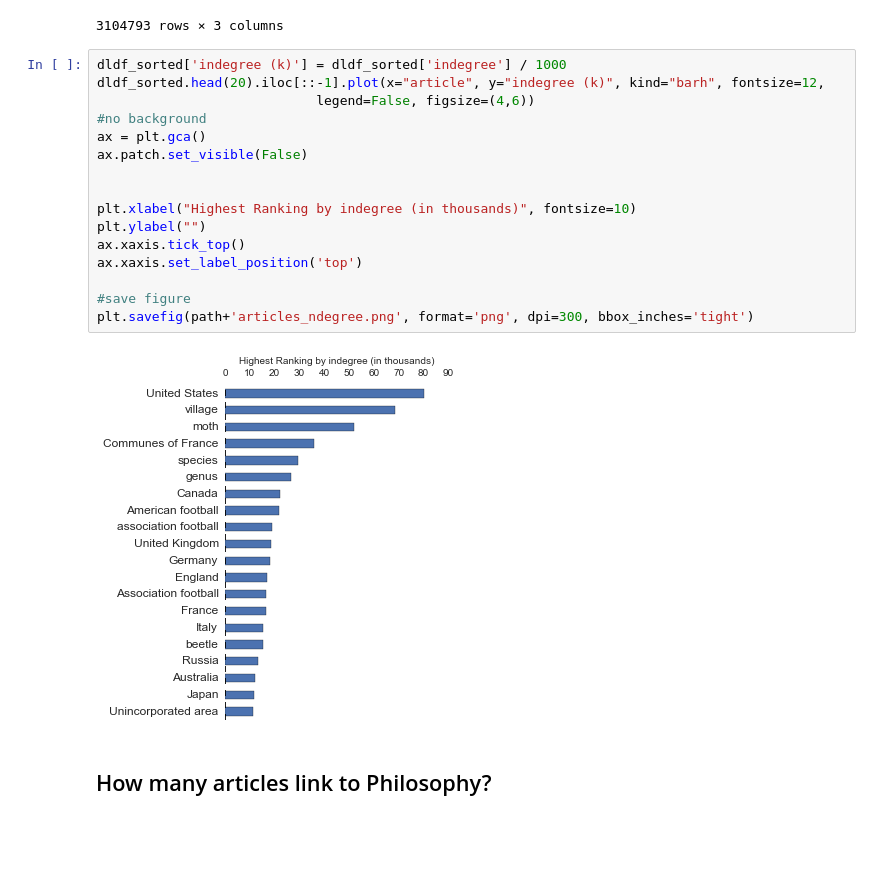
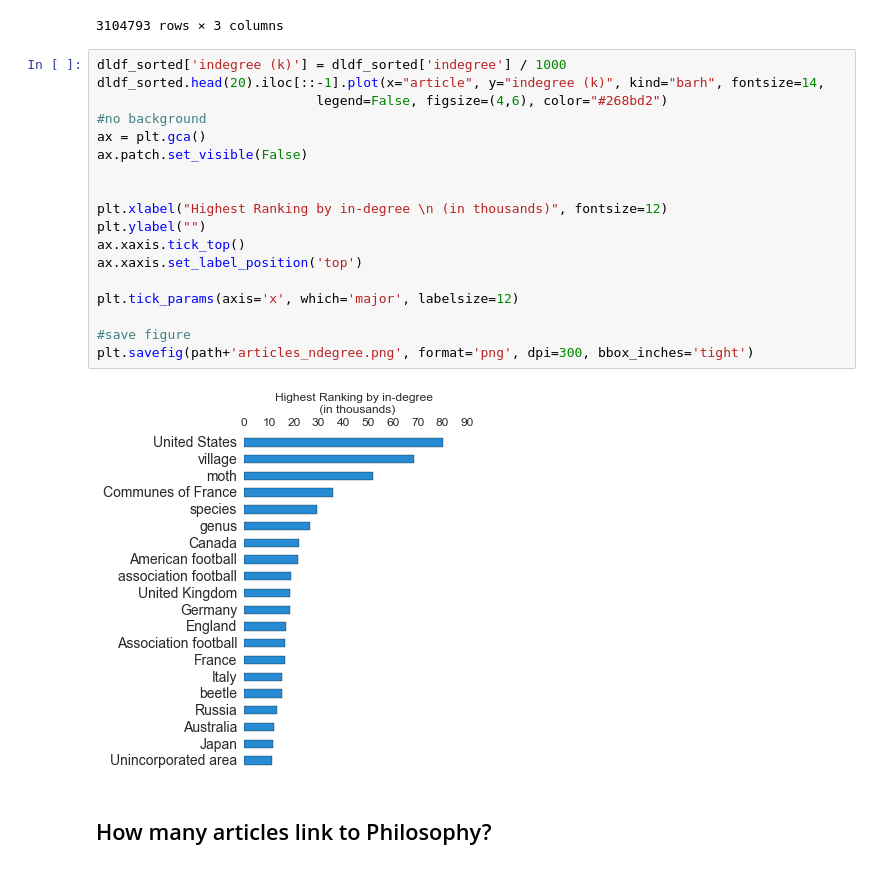
Before and after one commit to marksibrahim/wikipedia_network, a Jupyter notebook: results/degree_distribution.ipynb, the cells around one changed output. Drawn from its saved outputs; the diff is of its cells as text; blank space fills up the shorter version.

```diff
--- a/results/degree_distribution.ipynb
+++ b/results/degree_distribution.ipynb
@@ -75,22 +76,24 @@ dldf_sorted
 3104793 rows × 3 columns
 # %%
 dldf_sorted['indegree (k)'] = dldf_sorted['indegree'] / 1000
-dldf_sorted.head(20).iloc[::-1].plot(x="article", y="indegree (k)", kind="barh", fontsize=12,
-                            legend=False, figsize=(4,6))
+dldf_sorted.head(20).iloc[::-1].plot(x="article", y="indegree (k)", kind="barh", fontsize=14,
+                            legend=False, figsize=(4,6), color="#268bd2")
 #no background
 ax = plt.gca()
 ax.patch.set_visible(False)
 
 
-plt.xlabel("Highest Ranking by indegree (in thousands)", fontsize=10)
+plt.xlabel("Highest Ranking by in-degree \n (in thousands)", fontsize=12)
 plt.ylabel("")
 ax.xaxis.tick_top()
 ax.xaxis.set_label_position('top')
 
+plt.tick_params(axis='x', which='major', labelsize=12)
+
 #save figure
 plt.savefig(path+'articles_ndegree.png', format='png', dpi=300, bbox_inches='tight')
 # %% [output]
-[figure, old version]
+[figure, new version]
 # %% [markdown]
 ## How many articles link to Philosophy?
 # %%
```
Also changed, not shown: parts of 9 cells of this notebook, 11 other files.
